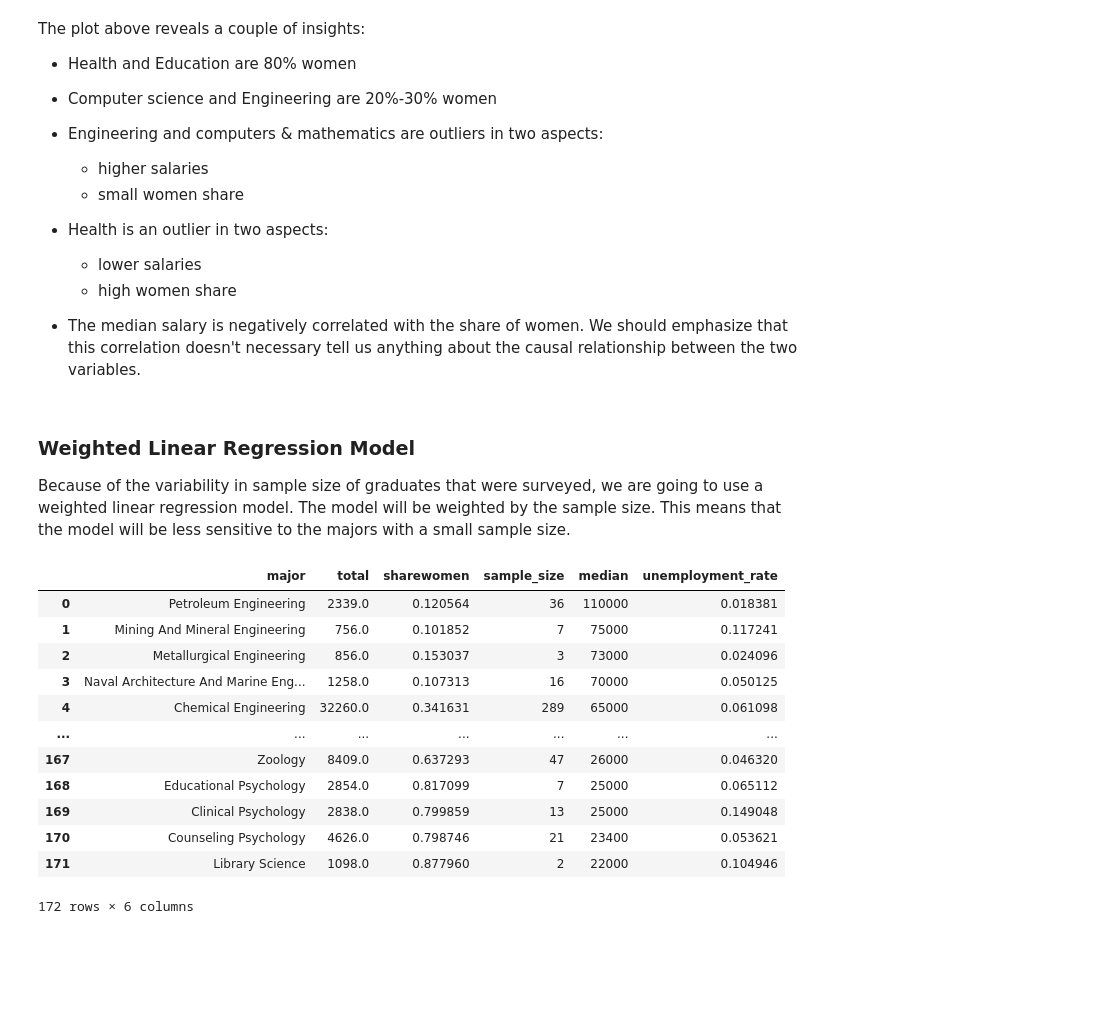
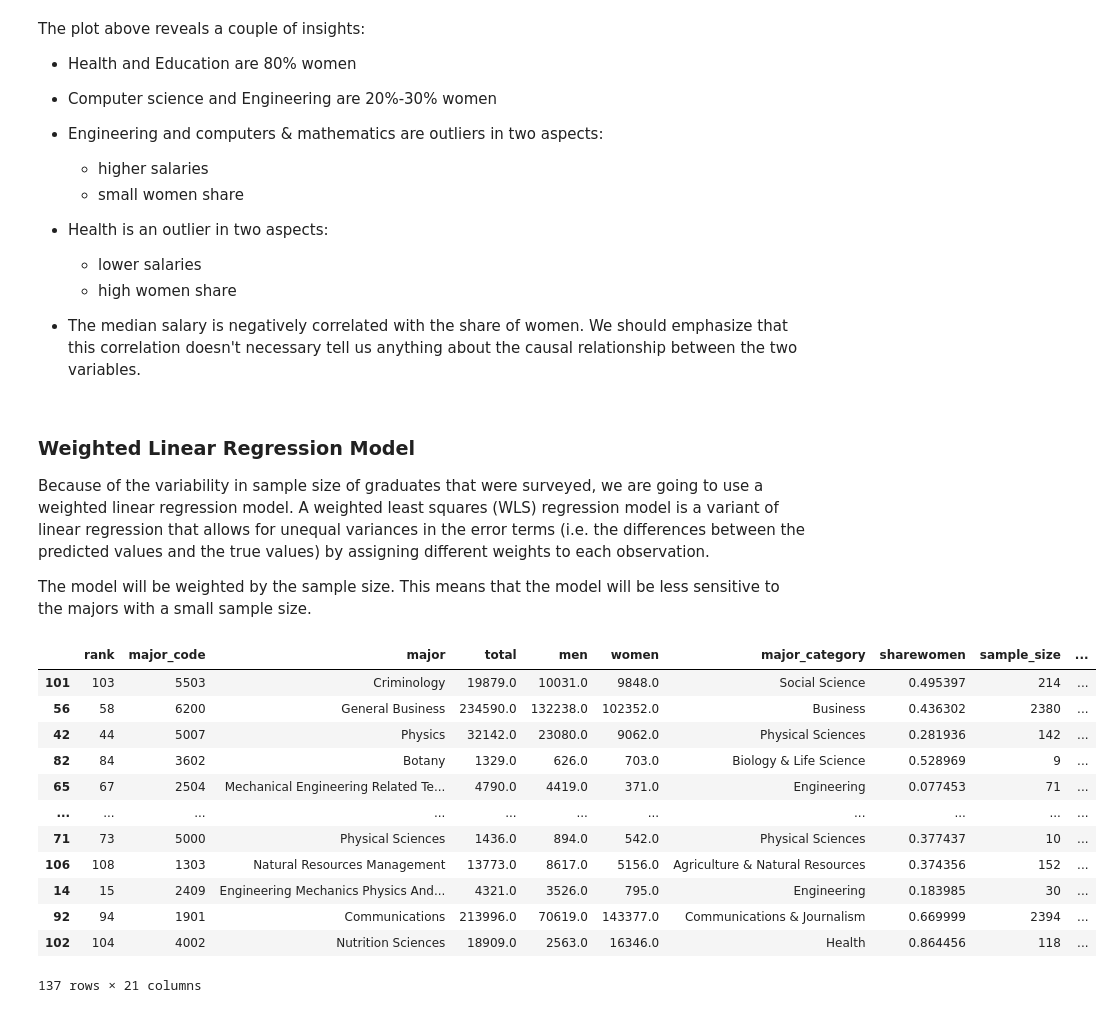
Before and after one commit to andersy005/ms-ds-notebooks, a Jupyter notebook: notebooks/college-majors-vs-salaries.ipynb, the cells around one changed output. Saved outputs shown, nothing was run; the diff lists cells and outputs as text; code cells hidden in the pictures; blank space fills up the shorter version.

```diff
--- a/notebooks/analysis.ipynb
+++ b/notebooks/college-majors-vs-salaries.ipynb
@@ -307,22 +304,39 @@ The plot above reveals a couple of insights:
 ### Weighted Linear Regression Model
 
 
-Because of the variability in sample size of graduates that were surveyed, we are going to use a weighted linear regression model. The model will be weighted by the sample size. This means that the model will be less sensitive to the majors with a small sample size.
+Because of the variability in sample size of graduates that were surveyed, we are going to use a weighted linear regression model. A weighted least squares (WLS) regression model is a variant of linear regression that allows for unequal variances in the error terms (i.e. the differences between the predicted values and the true values) by assigning different weights to each observation.
+
+
+The model will be weighted by the sample size. This means that the model will be less sensitive to the majors with a small sample size.
-# %%
-_data = df[['major', 'total', 'sharewomen', 'sample_size', 'median', 'unemployment_rate']]
-_data
-# %% [output]
-|  | major | total | sharewomen | sample_size | median | unemployment_rate |
-| 0 | Petroleum Engineering | 2339.0 | 0.120564 | 36 | 110000 | 0.018381 |
-| 1 | Mining And Mineral Engineering | 756.0 | 0.101852 | 7 | 75000 | 0.117241 |
-| 2 | Metallurgical Engineering | 856.0 | 0.153037 | 3 | 73000 | 0.024096 |
-| 3 | Naval Architecture And Marine Eng... | 1258.0 | 0.107313 | 16 | 70000 | 0.050125 |
-| 4 | Chemical Engineering | 32260.0 | 0.341631 | 289 | 65000 | 0.061098 |
-| ... | ... | ... | ... | ... | ... | ... |
-| 167 | Zoology | 8409.0 | 0.637293 | 47 | 26000 | 0.046320 |
-| 168 | Educational Psychology | 2854.0 | 0.817099 | 7 | 25000 | 0.065112 |
-| 169 | Clinical Psychology | 2838.0 | 0.799859 | 13 | 25000 | 0.149048 |
-| 170 | Counseling Psychology | 4626.0 | 0.798746 | 21 | 23400 | 0.053621 |
-| 171 | Library Science | 1098.0 | 0.877960 | 2 | 22000 | 0.104946 |
-172 rows × 6 columns
+# %%
+categorical_columns = list({'major_category', 'major'})
+numerical_columns = list(
+    {
+        'college_jobs',
+        'sharewomen',
+        'unemployment_rate',
+        'part_time',
+        'full_time',
+        'employed',
+        'non_college_jobs',
+        'low_wage_jobs',
+    }
+)
+
+data, test_data = sklearn.model_selection.train_test_split(df, test_size=0.2, random_state=42)
+data
+# %% [output]
+|  | rank | major_code | major | total | men | women | major_category | sharewomen | sample_size | ... |
+| 101 | 103 | 5503 | Criminology | 19879.0 | 10031.0 | 9848.0 | Social Science | 0.495397 | 214 | ... |
+| 56 | 58 | 6200 | General Business | 234590.0 | 132238.0 | 102352.0 | Business | 0.436302 | 2380 | ... |
+| 42 | 44 | 5007 | Physics | 32142.0 | 23080.0 | 9062.0 | Physical Sciences | 0.281936 | 142 | ... |
+| 82 | 84 | 3602 | Botany | 1329.0 | 626.0 | 703.0 | Biology & Life Science | 0.528969 | 9 | ... |
+| 65 | 67 | 2504 | Mechanical Engineering Related Te... | 4790.0 | 4419.0 | 371.0 | Engineering | 0.077453 | 71 | ... |
+| ... | ... | ... | ... | ... | ... | ... | ... | ... | ... | ... |
+| 71 | 73 | 5000 | Physical Sciences | 1436.0 | 894.0 | 542.0 | Physical Sciences | 0.377437 | 10 | ... |
+| 106 | 108 | 1303 | Natural Resources Management | 13773.0 | 8617.0 | 5156.0 | Agriculture & Natural Resources | 0.374356 | 152 | ... |
+| 14 | 15 | 2409 | Engineering Mechanics Physics And... | 4321.0 | 3526.0 | 795.0 | Engineering | 0.183985 | 30 | ... |
+| 92 | 94 | 1901 | Communications | 213996.0 | 70619.0 | 143377.0 | Communications & Journalism | 0.669999 | 2394 | ... |
+| 102 | 104 | 4002 | Nutrition Sciences | 18909.0 | 2563.0 | 16346.0 | Health | 0.864456 | 118 | ... |
+137 rows × 21 columns
 # %%
```
Also changed, not shown: parts of 17 cells of this notebook.
